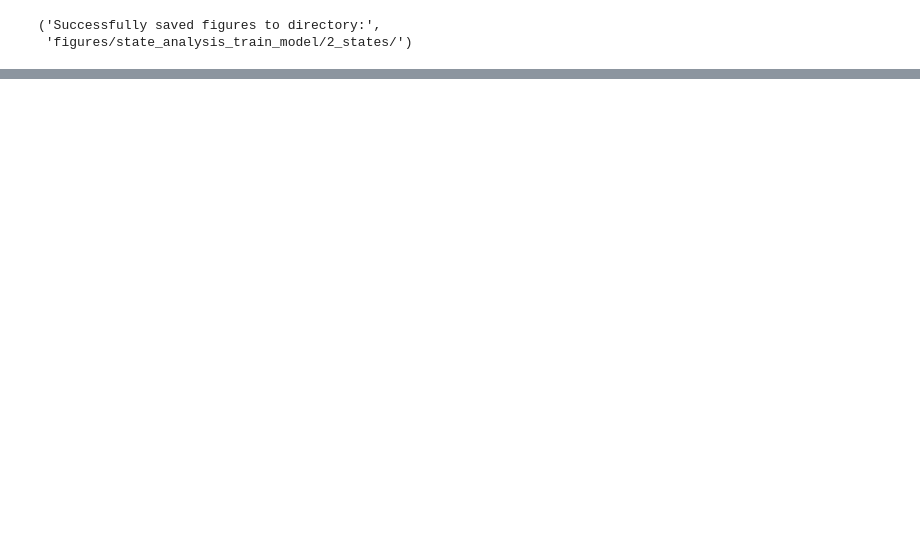
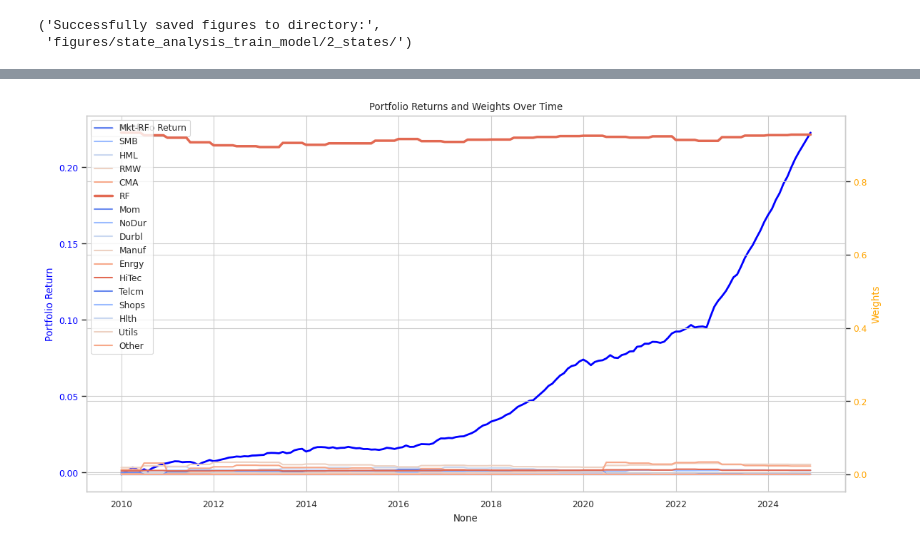
Before and after one commit to evucelic/HMM-Market-Regime-Estimation, a Jupyter notebook: fama_french_HMM.ipynb, the cells around one changed output, grey strips where cells are left out. Saved outputs shown, nothing was run; the diff lists cells and outputs as text; code cells hidden in the pictures; blank space fills up the shorter version.

Commit message:
Portfolio weights vs returns over time

```diff
--- a/fama_french_HMM.ipynb
+++ b/fama_french_HMM.ipynb
@@ -770,7 +770,7 @@ def max_sharpe_portfolio(mean_returns, cov_matrix):
     result = minimize(neg_sharpe, x0, method='SLSQP', bounds=bounds, constraints=constraints)
     if not result.success:
         raise ValueError("Optimization failed:", result.message)
-    return result.x
+    return result.x, -result.fun
 # %%
 %%capture --no-display
 
@@ -844,11 +844,13 @@ while len(hmm_test_copy) > 0:
     # -- portfolio optimization --
     # MVO to calculate max sharpe portfolio
     if iteration % rebalance_freq == 0 or iteration == 0:
-        weights = max_sharpe_portfolio(means_vector, covars_vector)
+        weights, sharpe = max_sharpe_portfolio(means_vector, covars_vector)
 
     factor_returns = np.dot(weights, hmm_test_copy.loc[current_date].values)
     new_row_portfolio = pd.DataFrame({
-        "Portfolio Return": [factor_returns]
+        "Portfolio Return": [factor_returns],
+        "Weights": [weights],
+        "Sharpe Ratio": [sharpe]
     }, index=[current_date])
 
     portfolio_returns = pd.concat([portfolio_returns, new_row_portfolio], ignore_index=False)
@@ -919,3 +900,49 @@ Name: Portfolio Return, dtype: float64
+# %%
+def plot_portfolio_weights_and_returns(portfolio_returns):
+    fig, ax1 = plt.subplots(figsize=(12, 6))
+
+    portfolio_returns_copy = portfolio_returns.copy()
+    portfolio_returns_copy["Cumulative"] = (1 + portfolio_returns_copy["Portfolio Return"] / 100).cumprod() - 1
+
+    heighest_weighted_factor_index = portfolio_returns["Weights"].apply(lambda x: np.argmax(x)).mode()[0]
+
+    sns.lineplot(
+        x=portfolio_returns.index,
+        y=portfolio_returns_copy["Cumulative"],
+        ax=ax1,
+        color="blue",
+        label="Portfolio Return",
+        linewidth=2
+    )
+    ax1.set_ylabel("Portfolio Return", color="blue")
+    ax1.tick_params(axis='y', labelcolor="blue")
+
+    ax2 = ax1.twinx()
+    weights = np.array(portfolio_returns["Weights"].tolist())
+    for i, factor in enumerate(hmm_test.columns):
+        if i == heighest_weighted_factor_index:
+            linewidth = 2.5
+        else:
+            linewidth = 1.5
+        sns.lineplot(
+            x=portfolio_returns.index,
+            y=weights[:, i],
+            ax=ax2,
+            label=f"{factor}",
+            linestyle='-',
+            linewidth=linewidth,
+        )
+
+    ax2.set_ylabel("Weights", color="orange")
+    ax2.tick_params(axis='y', labelcolor="orange")
+
+    fig.tight_layout()
+    plt.title("Portfolio Returns and Weights Over Time")
+    plt.legend(loc='upper left')
+    plt.show()
+plot_portfolio_weights_and_returns(portfolio_returns)
+# %% [output]
+[figure, added]
 # %%
 # %%capture --no-display
 
```
Also changed, not shown: parts of 2 cells of this notebook.
